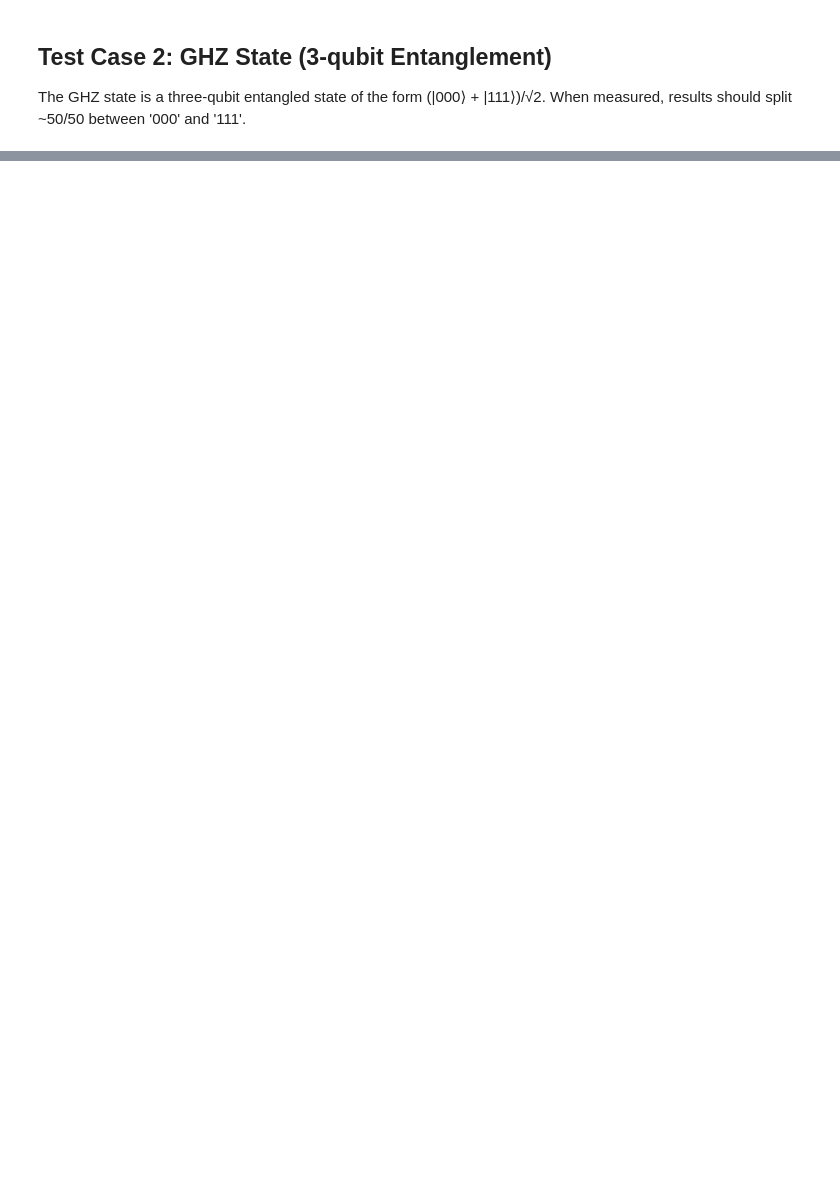
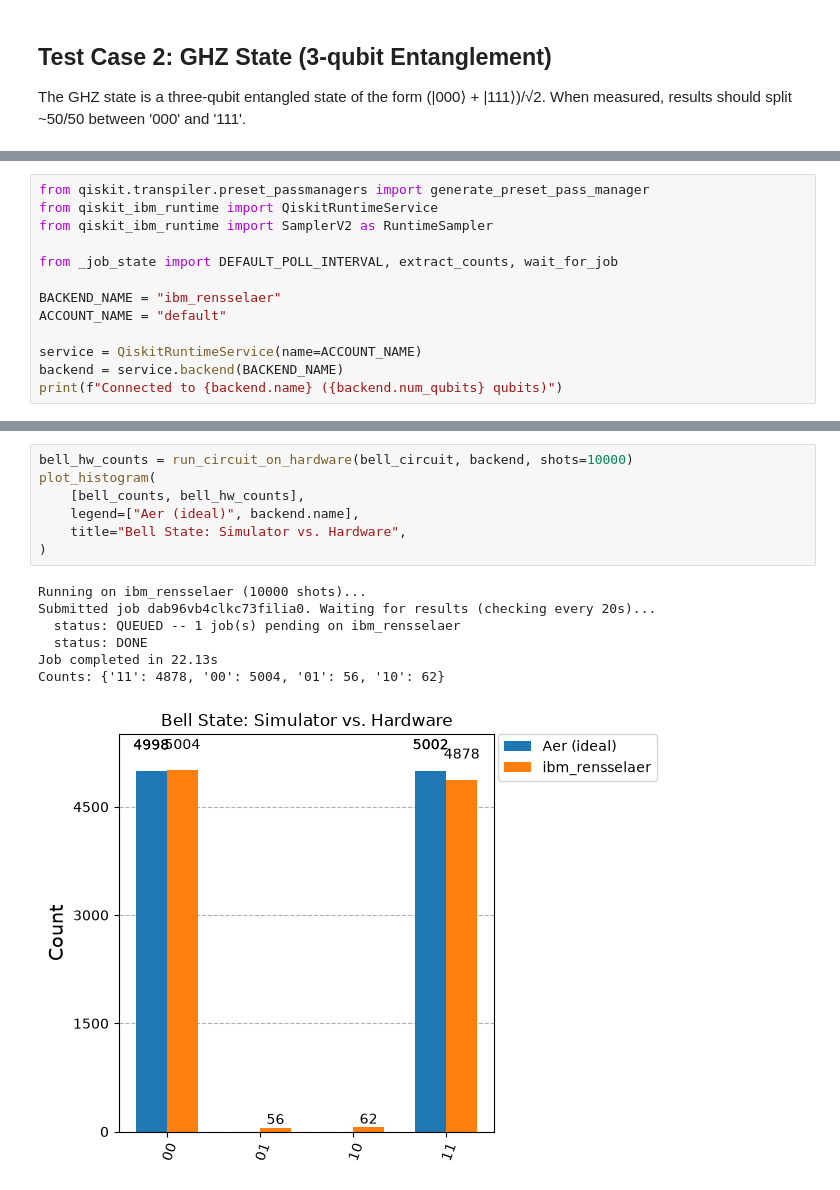
Before and after one commit to bjmcder/designing-quantum-applications, a Jupyter notebook: 00-Setup-Start-Here/06_test_notebook.ipynb, the cells around one changed output, grey strips where cells are left out. Saved outputs shown, nothing was run; the diff lists cells and outputs as text; blank space fills up the shorter version.

```diff
--- a/00-Setup-Start-Here/06_test_notebook.ipynb
+++ b/00-Setup-Start-Here/06_test_notebook.ipynb
@@ -124,0 +155,13 @@ If you see these distributions, your Qiskit environment is properly configured a
+# %%
+from qiskit.transpiler.preset_passmanagers import generate_preset_pass_manager
+from qiskit_ibm_runtime import QiskitRuntimeService
+from qiskit_ibm_runtime import SamplerV2 as RuntimeSampler
+
+from _job_state import DEFAULT_POLL_INTERVAL, extract_counts, wait_for_job
+
+BACKEND_NAME = "ibm_rensselaer"
+ACCOUNT_NAME = "default"
+
+service = QiskitRuntimeService(name=ACCOUNT_NAME)
+backend = service.backend(BACKEND_NAME)
+print(f"Connected to {backend.name} ({backend.num_qubits} qubits)")
@@ -124,0 +214,15 @@ If you see these distributions, your Qiskit environment is properly configured a
+# %%
+bell_hw_counts = run_circuit_on_hardware(bell_circuit, backend, shots=10000)
+plot_histogram(
+    [bell_counts, bell_hw_counts],
+    legend=["Aer (ideal)", backend.name],
+    title="Bell State: Simulator vs. Hardware",
+)
+# %% [output]
+Running on ibm_rensselaer (10000 shots)...
+Submitted job dab96vb4clkc73filia0. Waiting for results (checking every 20s)...
+  status: QUEUED -- 1 job(s) pending on ibm_rensselaer
+  status: DONE
+Job completed in 22.13s
+Counts: {'11': 4878, '00': 5004, '01': 56, '10': 62}
+[figure, added]
```
Also changed, not shown: parts of 12 cells of this notebook.
